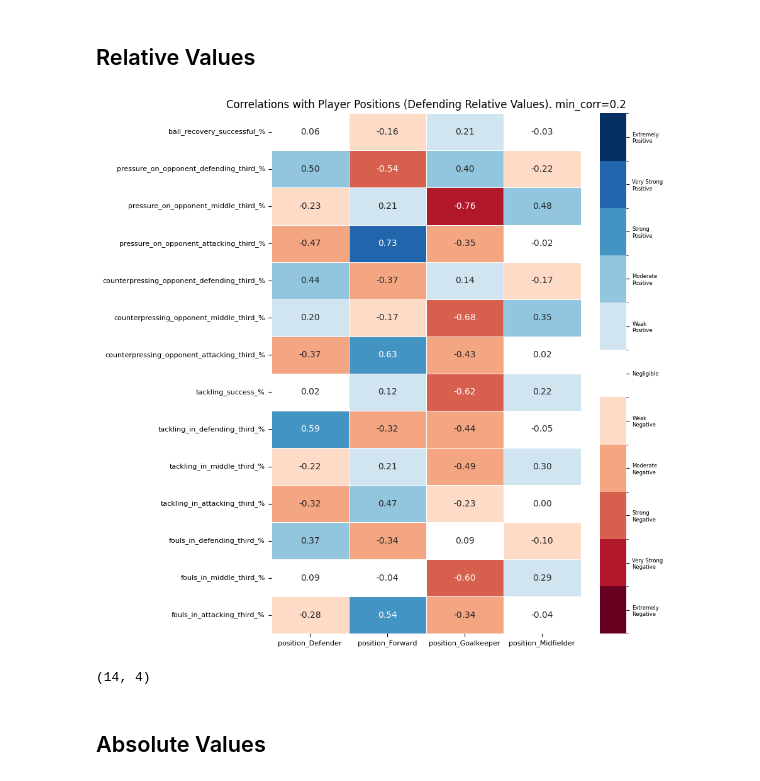
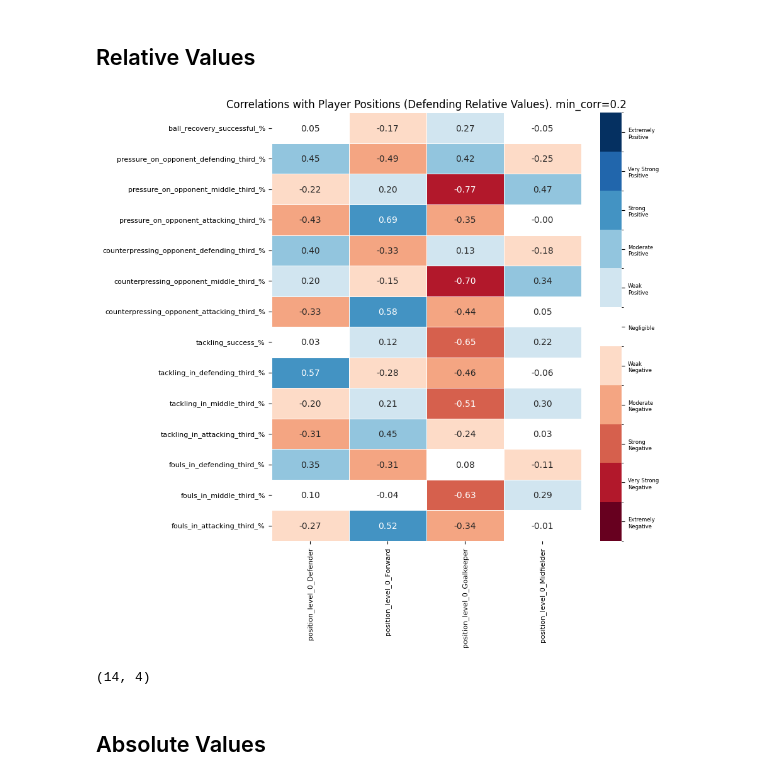
Before and after one commit to allorenz/football-player-similarity, a Jupyter notebook: src/notebooks/eda/eda_defending.ipynb, the cells around one changed output. Cells and saved outputs as stored; diff of their text form; code cells hidden in the pictures.

```diff
--- a/src/notebooks/eda/eda_defending.ipynb
+++ b/src/notebooks/eda/eda_defending.ipynb
@@ -1,2 +1,11 @@
 # %% [markdown]
 # Load Data
+# %%
+import pandas as pd
+from pathlib import Path
+
+PROJECT_ROOT_DIR = Path.cwd().parent.parent.parent
+
+df_standard_stats = pd.read_csv(f"{PROJECT_ROOT_DIR}/data/new_approach/standard_stats_all_test.csv",dtype={"player_id":"int32"})
+df_standard_stats = df_standard_stats.set_index("player_id")
+df_standard_stats
@@ -58,18 +250,10 @@ defending
 # %%
-# merge both df's
-df = pd.merge(left=standard_stats[["team","position","match_played","minutes_played"]],
-         right=defending,
-         left_index=True,
-         right_index=True,
-         how="left")
-
-df
 # keep in defedning only players with min. matches played
 requirement_mask = (df["match_played"] > 1) & (df["minutes_played"] > 90)
-defending_columns = list(defending.columns) + ["position"]
-defending = df.loc[requirement_mask, defending_columns]
+defending_columns = list(df_defending.columns) + ["position_level_0", "position_level_1", "position_level_2"]
+df_defending = df.loc[requirement_mask, defending_columns]
 df = df.loc[requirement_mask, :]
 
-defending
+df_defending
 # %% [output]
 |  | ball_recovery_total | ball_recovery_successful | ball_recovery_offensive_total | ball_recovery_offensive_successful | ... |
@@ -169,22 +353,22 @@ def compute_position_correlations(df, position_col='position', min_abs_corr=None
     return position_corr
 
 
-target_column = "position"
+target_column = "position_level_0"
 columns_relative_values = [col for col in df.columns if col.endswith("_%") and col != target_column]
 columns_per_match = [col for col in df.columns if col.endswith("_per_match") and col != target_column]
 columns_absolute_values = [col for col in df.columns if not col.endswith("_%") and not col.endswith("_per_match") and col != target_column and col != "match_played" and col != "minutes_played" and col != "team"]
 # %% [markdown]
 ## Relative Values
 # %%
-df_columns_relative_values = defending[columns_relative_values].round(4)
-df_columns_relative_values['position'] = defending['position'].astype('category')
+df_columns_relative_values = df_defending[columns_relative_values].round(4)
+df_columns_relative_values['position_level_0'] = df_defending['position_level_0'].astype('category')
 
 min_corr = 0.2
-position_corr = compute_position_correlations(df_columns_relative_values, position_col='position', min_abs_corr=min_corr)
+position_corr = compute_position_correlations(df_columns_relative_values, position_col='position_level_0', min_abs_corr=min_corr)
 plot_custom_correlation_heatmap(position_corr, title=f'Correlations with Player Positions (Defending Relative Values). min_corr={min_corr}')
 print(position_corr.shape)
 # %% [output]
-[figure, old version]
+[figure, new version]
 (14, 4)
 # %% [markdown]
 ## Absolute Values
```
Also changed, not shown: parts of 6 cells of this notebook, 7 other files.
